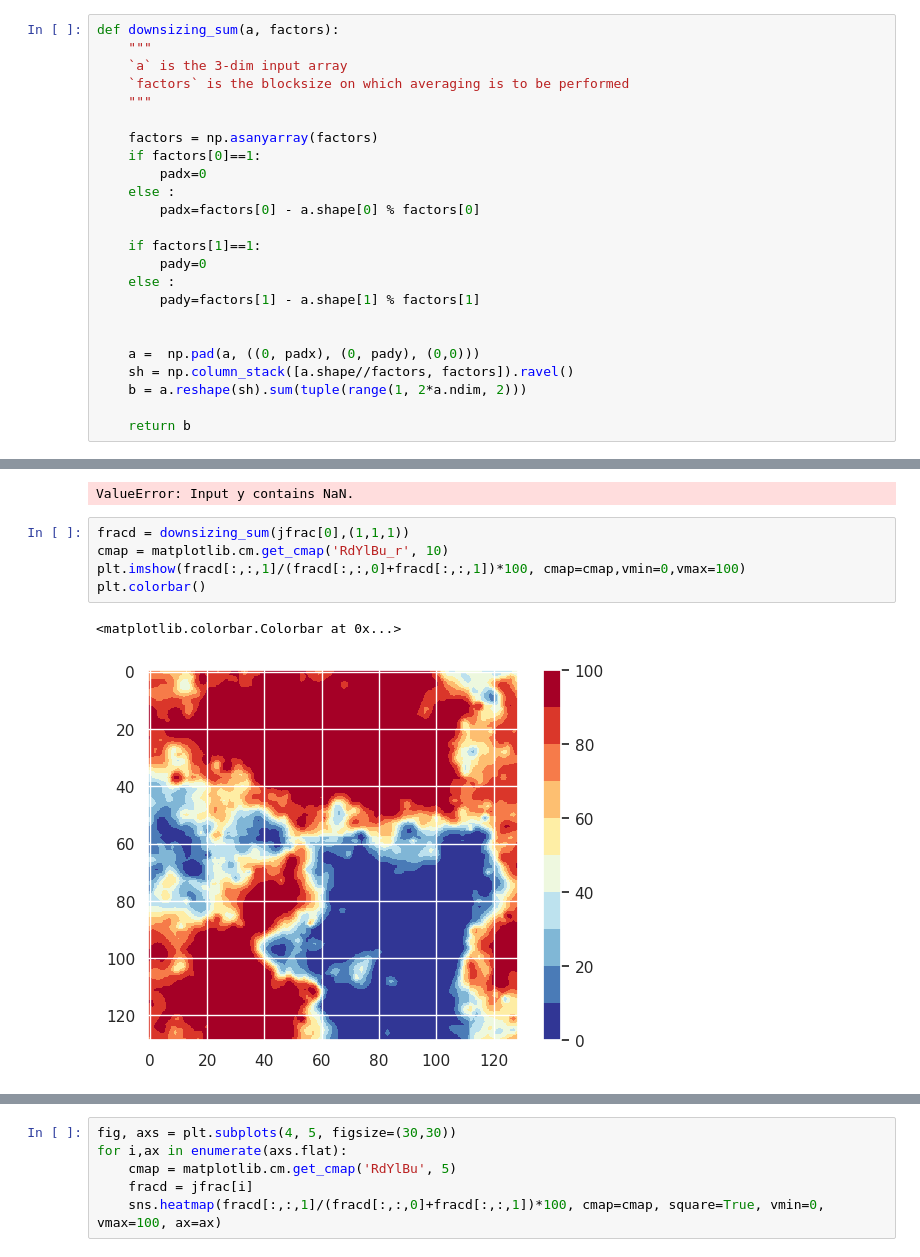
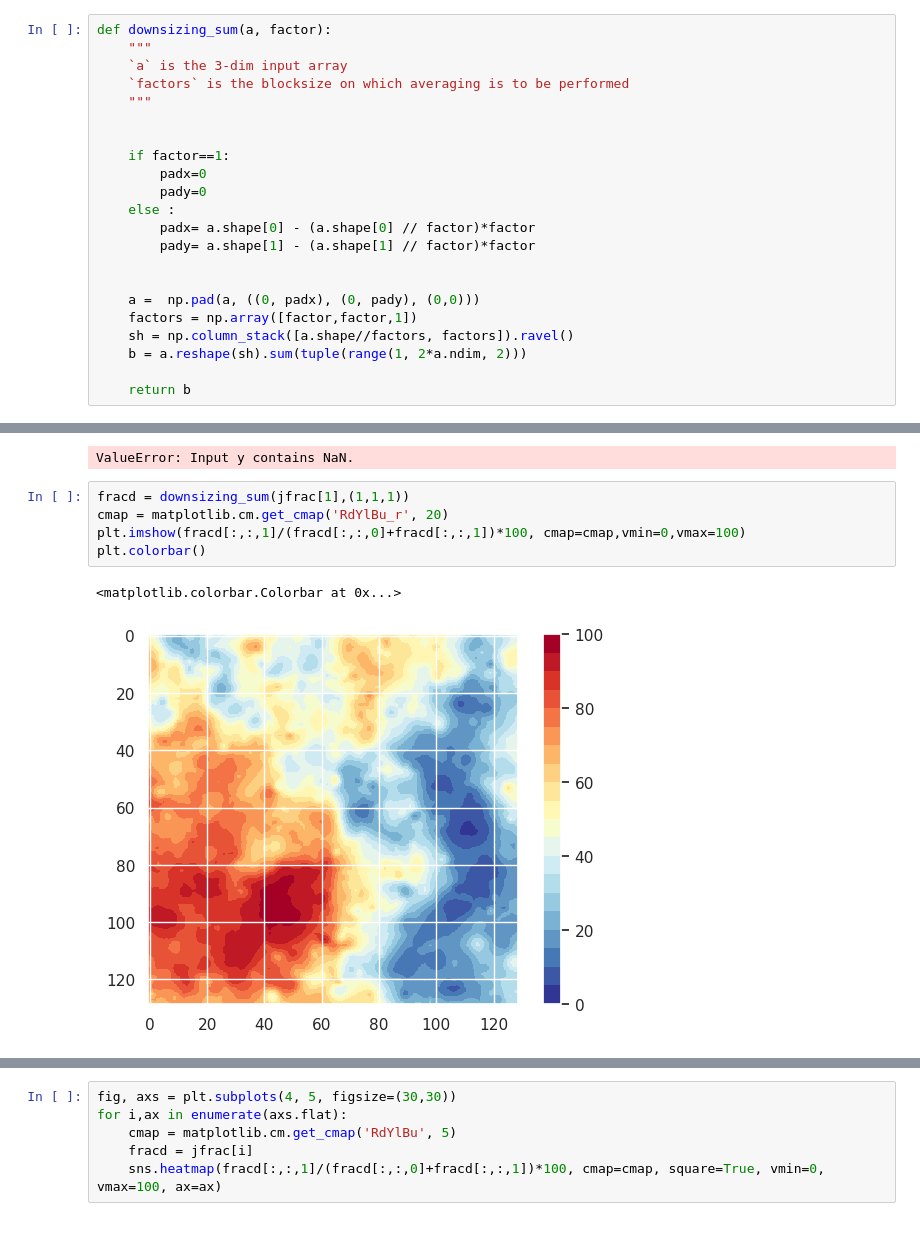
Before and after one commit to fsemecurbe/MMTMSS, a Jupyter notebook: Analysis.ipynb, the cells around one changed output, grey strips where cells are left out. Cells and saved outputs as stored; diff of their text form.

```diff
--- a/Analysis.ipynb
+++ b/Analysis.ipynb
@@ -10,25 +10,23 @@ import seaborn as sns
 sns.set_theme()
 import matplotlib
 # %%
-def downsizing_sum(a, factors):
+def downsizing_sum(a, factor):
     """
     `a` is the 3-dim input array
     `factors` is the blocksize on which averaging is to be performed
     """
 
-    factors = np.asanyarray(factors)
-    if factors[0]==1:
+
+    if factor==1:
         padx=0
-    else :
-        padx=factors[0] - a.shape[0] % factors[0]
-
-    if factors[1]==1:
         pady=0
     else :
-        pady=factors[1] - a.shape[1] % factors[1]
+        padx= a.shape[0] - (a.shape[0] // factor)*factor
+        pady= a.shape[1] - (a.shape[1] // factor)*factor
 
 
     a =  np.pad(a, ((0, padx), (0, pady), (0,0)))
+    factors = np.array([factor,factor,1])
     sh = np.column_stack([a.shape//factors, factors]).ravel()
     b = a.reshape(sh).sum(tuple(range(1, 2*a.ndim, 2)))
 
@@ -102,11 +139,11 @@ for j in range(jfrac.shape[0]):
 0
 ValueError: Input y contains NaN.
 # %%
-fracd = downsizing_sum(jfrac[0],(1,1,1))
-cmap = matplotlib.cm.get_cmap('RdYlBu_r', 10)
+fracd = downsizing_sum(jfrac[1],(1,1,1))
+cmap = matplotlib.cm.get_cmap('RdYlBu_r', 20)
 plt.imshow(fracd[:,:,1]/(fracd[:,:,0]+fracd[:,:,1])*100, cmap=cmap,vmin=0,vmax=100)
 plt.colorbar()
 # %% [output]
 <matplotlib.colorbar.Colorbar at 0x...>
-[figure, old version]
+[figure, new version]
 # %%
```
Also changed, not shown: parts of 10 cells of this notebook, 1 other file.
